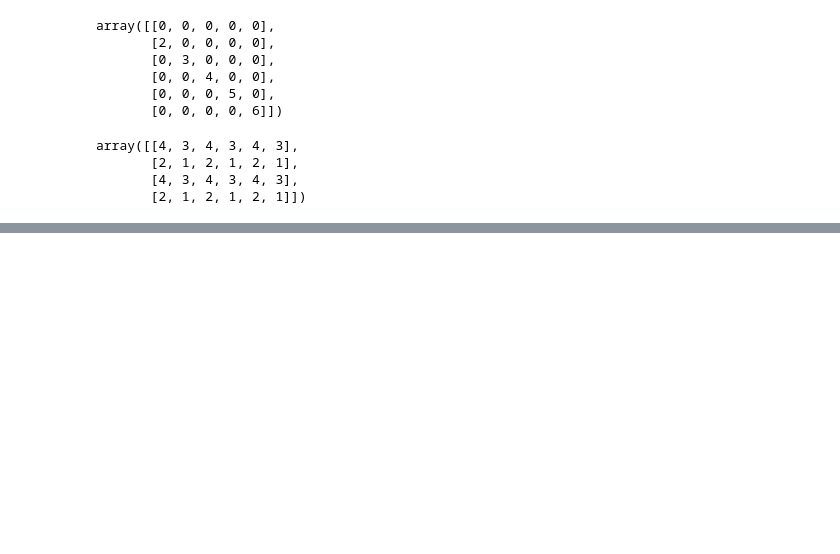
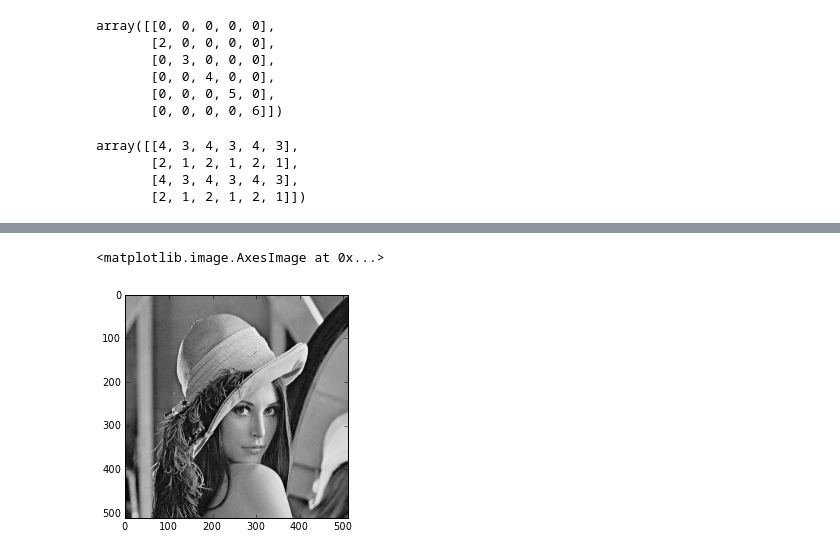
Before and after one commit to uleman/phys202-s13, a Jupyter notebook: week2/numpyexercises1.ipynb, the cells around one changed output, grey strips where cells are left out. Saved outputs shown, nothing was run; the diff lists cells and outputs as text; code cells hidden in the pictures; blank space fills up the shorter version.

```diff
--- a/week2/numpyexercises1.ipynb
+++ b/week2/numpyexercises1.ipynb
@@ -53,0 +98,5 @@ array([[4, 3, 4, 3, 4, 3],
+# %%
+imshow(l, cmap=cm.gray)
+# %% [output]
+<matplotlib.image.AxesImage at 0x...>
+[figure, added]
```
Also changed, not shown: parts of 15 cells of this notebook.
